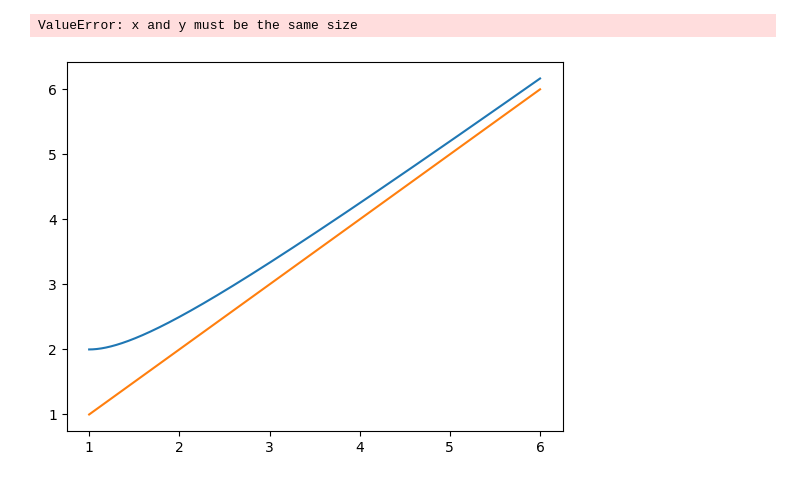
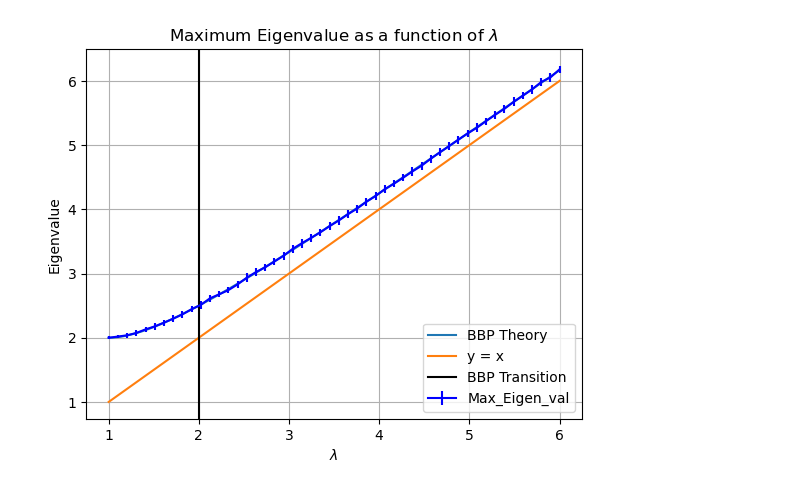
Before and after one commit to Taliesin123/Physics_The_Projects, a Jupyter notebook: Spike_code/Plots_1.ipynb, the cells around one changed output. Drawn from its saved outputs; the diff is of its cells as text; code cells hidden in the pictures.

```diff
--- a/Spike_code/Plots_1.ipynb
+++ b/Spike_code/Plots_1.ipynb
@@ -37,6 +32,6 @@ md.show()
 # %%
-md.first_look_at_BBP_transi(N = 500)
+importlib.reload(md)
+md.first_look_at_BBP_transi(500)
 # %% [output]
-ValueError: x and y must be the same size
-[figure, old version]
+[figure, new version]
 # %%
```
Also changed, not shown: parts of 18 cells of this notebook, 3 other files.
